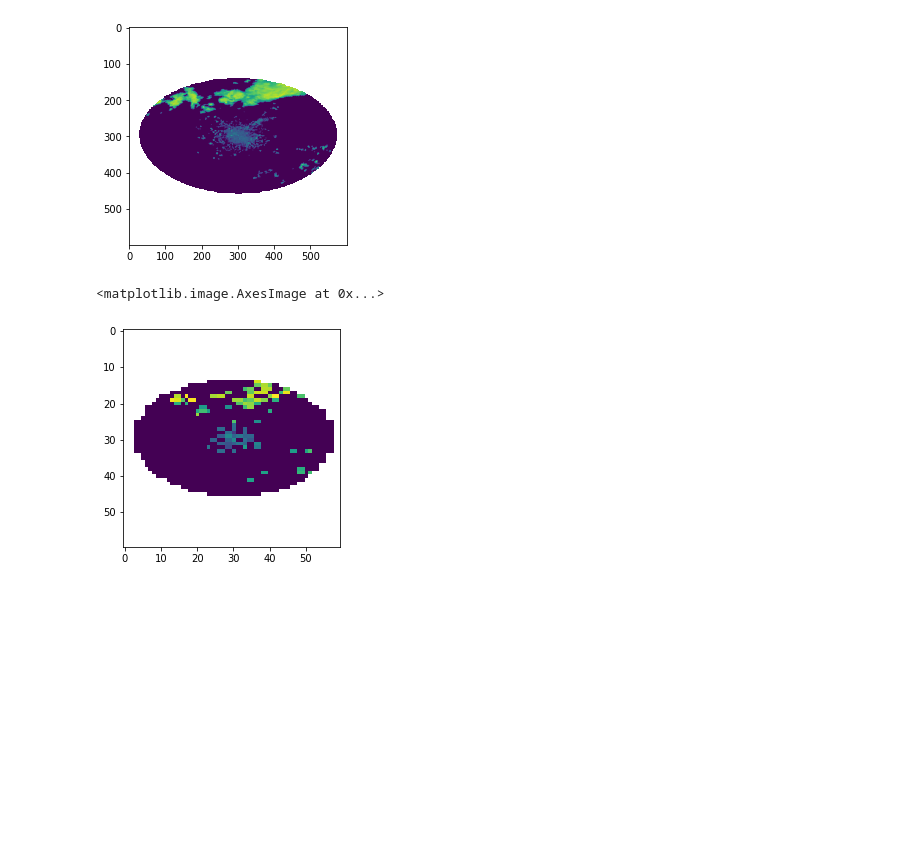
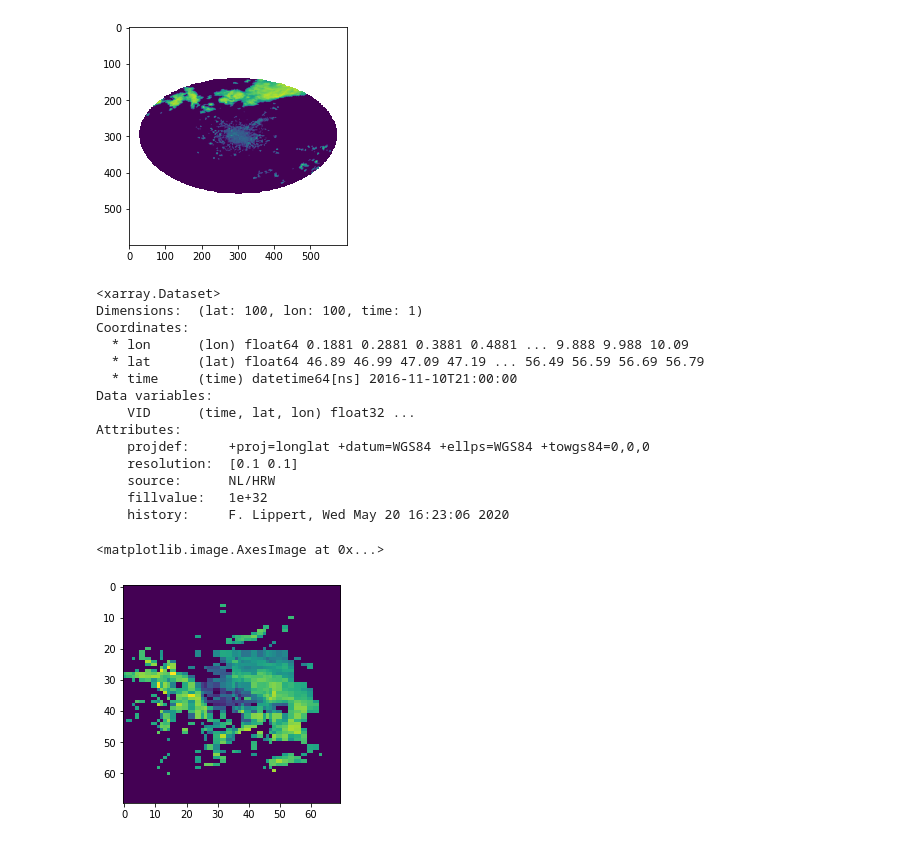
Before and after one commit to FionaLippert/birdMigration, a Jupyter notebook: visualization/h5_exploration.ipynb, the cells around one changed output. Saved outputs shown, nothing was run; the diff lists cells and outputs as text; code cells hidden in the pictures; blank space fills up the shorter version.

```diff
--- a/visualization/h5_exploration.ipynb
+++ b/visualization/h5_exploration.ipynb
@@ -532,8 +532,26 @@ plt.imshow(np.log(arr+0.1))
 <matplotlib.image.AxesImage at 0x...>
 [figure]
 # %%
-ds_f = xr.open_dataset('/home/fiona/composites_DE_BOO_filter-12/composite_20171018T2000.nc')
-plt.imshow(np.log(ds_f.VID[0,20:80,20:80]+0.1))
+ds_f = xr.open_dataset('/home/fiona/composite_20161110T2100.nc')
+#plt.imshow(np.log(ds_f.VID[0,:,:]+0.1))
+ds_f
 # %% [output]
-<matplotlib.image.AxesImage at 0x...>
+<xarray.Dataset>
+Dimensions:  (lat: 100, lon: 100, time: 1)
+Coordinates:
+  * lon      (lon) float64 0.1881 0.2881 0.3881 0.4881 ... 9.888 9.988 10.09
+  * lat      (lat) float64 46.89 46.99 47.09 47.19 ... 56.49 56.59 56.69 56.79
+  * time     (time) datetime64[ns] 2016-11-10T21:00:00
+Data variables:
+    VID      (time, lat, lon) float32 ...
+Attributes:
+    projdef:     +proj=longlat +datum=WGS84 +ellps=WGS84 +towgs84=0,0,0
+    resolution:  [0.1 0.1]
+    source:      NL/HRW
+    fillvalue:   1e+32
+    history:     F. Lippert, Wed May 20 16:23:06 2020
-[figure, removed]
+# %%
+plt.imshow(np.log(np.nan_to_num(ds_f.VID[0,15:-15,15:-15])+0.1))
+# %% [output]
+<matplotlib.image.AxesImage at 0x...>
+[figure, added]
```
Also changed, not shown: parts of 2 cells of this notebook, 1 other file.
